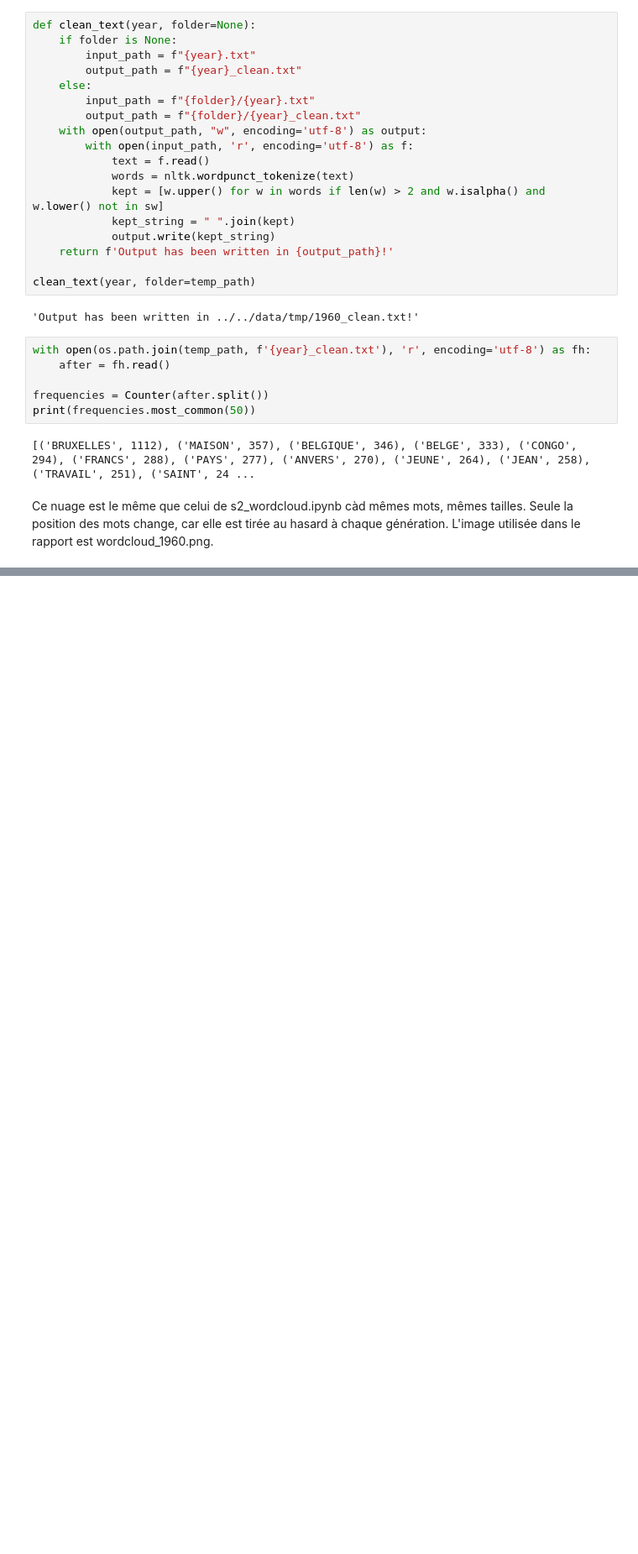
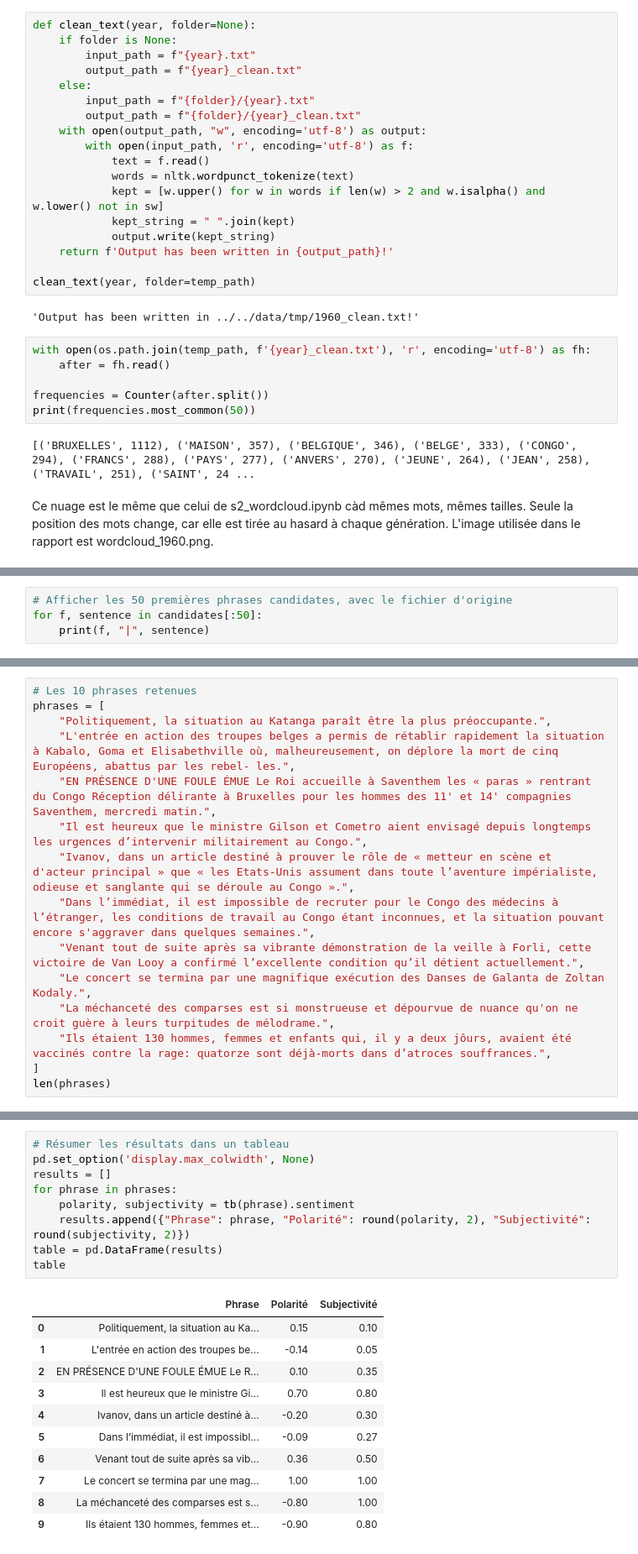
Before and after one commit to ndabarude19/tac, a Jupyter notebook: tps/tp2/tp2_combine.ipynb, the cells around one changed output, grey strips where cells are left out. Shown at 84% size. Saved outputs shown, nothing was run; the diff lists cells and outputs as text; blank space fills up the shorter version.

```diff
--- a/tps/tp2/tp2_combine.ipynb
+++ b/tps/tp2/tp2_combine.ipynb
@@ -185,0 +311,4 @@ Image(filename=os.path.join(temp_path, f"{year}.png"))
+# %%
+# Afficher les 50 premières phrases candidates, avec le fichier d'origine
+for f, sentence in candidates[:50]:
+    print(f, "|", sentence)
@@ -185,0 +335,15 @@ Image(filename=os.path.join(temp_path, f"{year}.png"))
+# %%
+# Les 10 phrases retenues
+phrases = [
+    "Politiquement, la situation au Katanga paraît être la plus préoccupante.",
+    "L'entrée en action des troupes belges a permis de rétablir rapidement la situation à Kabalo, Goma et Elisabethville où, malheureusement, on déplore la mort de cinq Européens, abattus par les rebel- les.",
+    "EN PRÉSENCE D'UNE FOULE ÉMUE Le Roi accueille à Saventhem les « paras » rentrant du Congo Réception délirante à Bruxelles pour les hommes des 11' et 14' compagnies Saventhem, mercredi matin.",
+    "Il est heureux que le ministre Gilson et Cometro aient envisagé depuis longtemps les urgences d’intervenir militairement au Congo.",
+    "Ivanov, dans un article destiné à prouver le rôle de « metteur en scène et d'acteur principal » que « les Etats-Unis assument dans toute l’aventure impérialiste, odieuse et sanglante qui se déroule au Congo ».",
+    "Dans l’immédiat, il est impossible de recruter pour le Congo des médecins à l’étranger, les conditions de travail au Congo étant inconnues, et la situation pouvant encore s'aggraver dans quelques semaines.",
+    "Venant tout de suite après sa vibrante démonstration de la veille à Forli, cette victoire de Van Looy a confirmé l’excellente condition qu’il détient actuellement.",
+    "Le concert se termina par une magnifique exécution des Danses de Galanta de Zoltan Kodaly.",
+    "La méchanceté des comparses est si monstrueuse et dépourvue de nuance qu'on ne croit guère à leurs turpitudes de mélodrame.",
+    "Ils étaient 130 hommes, femmes et enfants qui, il y a deux jôurs, avaient été vaccinés contre la rage: quatorze sont déjà-morts dans d’atroces souffrances.",
+]
+len(phrases)
@@ -185,0 +392,21 @@ Image(filename=os.path.join(temp_path, f"{year}.png"))
+# %%
+# Résumer les résultats dans un tableau
+pd.set_option('display.max_colwidth', None)
+results = []
+for phrase in phrases:
+    polarity, subjectivity = tb(phrase).sentiment
+    results.append({"Phrase": phrase, "Polarité": round(polarity, 2), "Subjectivité": round(subjectivity, 2)})
+table = pd.DataFrame(results)
+table
+# %% [output]
+|  | Phrase | Polarité | Subjectivité |
+| 0 | Politiquement, la situation au Ka... | 0.15 | 0.10 |
+| 1 | L'entrée en action des troupes be... | -0.14 | 0.05 |
+| 2 | EN PRÉSENCE D'UNE FOULE ÉMUE Le R... | 0.10 | 0.35 |
+| 3 | Il est heureux que le ministre Gi... | 0.70 | 0.80 |
+| 4 | Ivanov, dans un article destiné à... | -0.20 | 0.30 |
+| 5 | Dans l’immédiat, il est impossibl... | -0.09 | 0.27 |
+| 6 | Venant tout de suite après sa vib... | 0.36 | 0.50 |
+| 7 | Le concert se termina par une mag... | 1.00 | 1.00 |
+| 8 | La méchanceté des comparses est s... | -0.80 | 1.00 |
+| 9 | Ils étaient 130 hommes, femmes et... | -0.90 | 0.80 |
```
Also changed, not shown: parts of 19 cells of this notebook.
